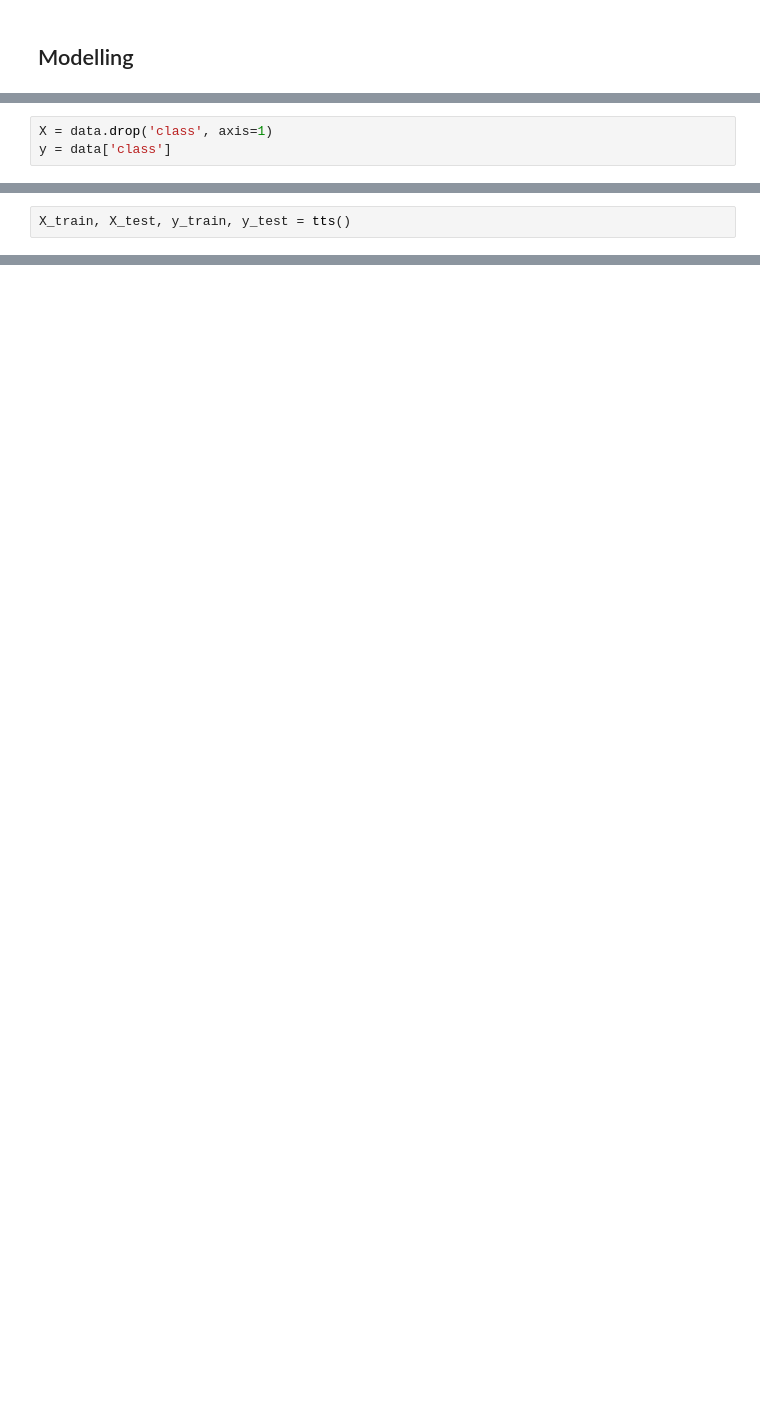
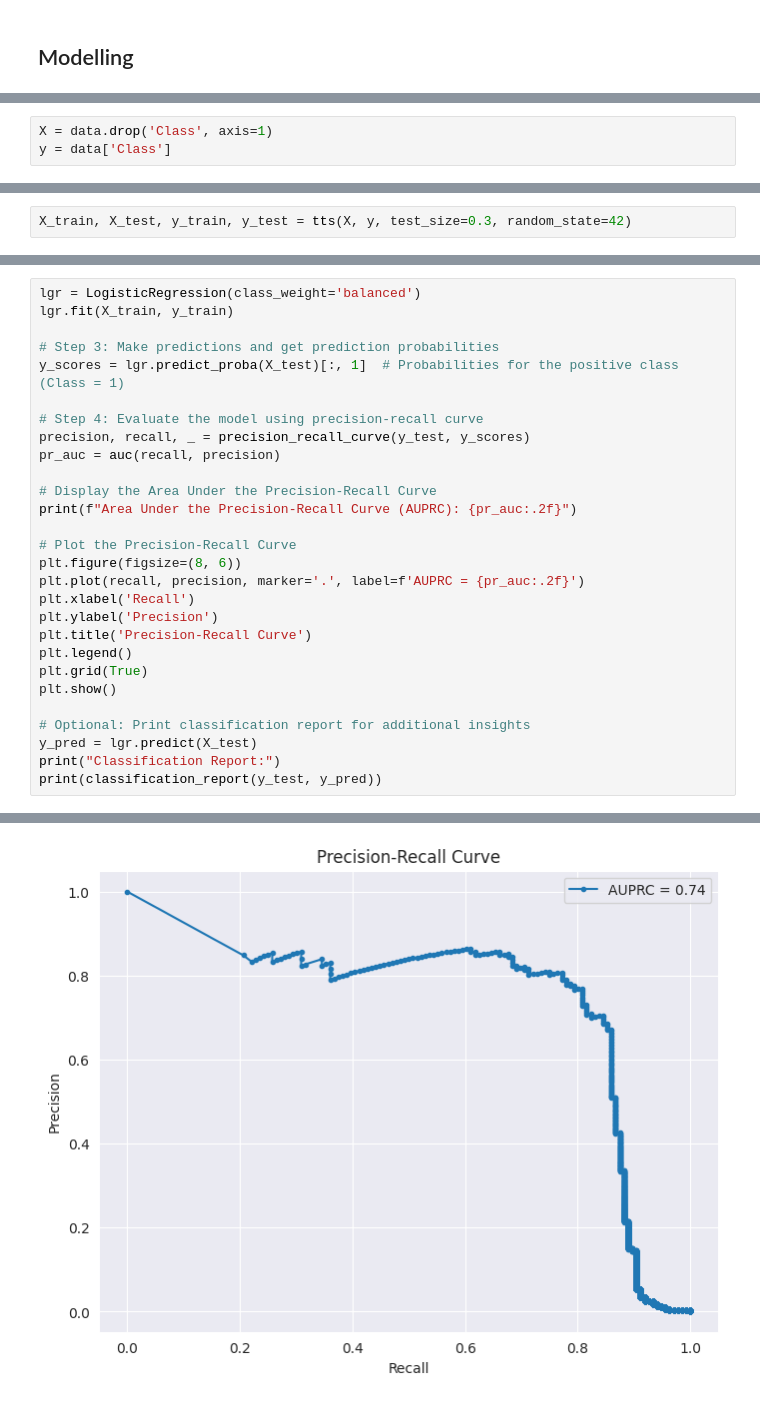
Before and after one commit to diyangraditya/CognoRise-InfoTech, a Jupyter notebook: Notebooks/01_FraudDetection.ipynb, the cells around one changed output, grey strips where cells are left out. Drawn from its saved outputs; the diff is of its cells as text; blank space fills up the shorter version.

```diff
--- a/Notebooks/01_FraudDetection.ipynb
+++ b/Notebooks/01_FraudDetection.ipynb
@@ -165,3 +230,3 @@ Total non-fraudulent transactions : 284315
 # %%
-X = data.drop('class', axis=1)
-y = data['class']
+X = data.drop('Class', axis=1)
+y = data['Class']
@@ -168,2 +235,2 @@ y = data['class']
 # %%
-X_train, X_test, y_train, y_test = tts()
+X_train, X_test, y_train, y_test = tts(X, y, test_size=0.3, random_state=42)
@@ -169,0 +241,29 @@ X_train, X_test, y_train, y_test = tts()
+# %%
+lgr = LogisticRegression(class_weight='balanced')
+lgr.fit(X_train, y_train)
+
+# Step 3: Make predictions and get prediction probabilities
+y_scores = lgr.predict_proba(X_test)[:, 1]  # Probabilities for the positive class (Class = 1)
+
+# Step 4: Evaluate the model using precision-recall curve
+precision, recall, _ = precision_recall_curve(y_test, y_scores)
+pr_auc = auc(recall, precision)
+
+# Display the Area Under the Precision-Recall Curve
+print(f"Area Under the Precision-Recall Curve (AUPRC): {pr_auc:.2f}")
+
+# Plot the Precision-Recall Curve
+plt.figure(figsize=(8, 6))
+plt.plot(recall, precision, marker='.', label=f'AUPRC = {pr_auc:.2f}')
+plt.xlabel('Recall')
+plt.ylabel('Precision')
+plt.title('Precision-Recall Curve')
+plt.legend()
+plt.grid(True)
+plt.show()
+
+# Optional: Print classification report for additional insights
+y_pred = lgr.predict(X_test)
+print("Classification Report:")
+print(classification_report(y_test, y_pred))
+# %% [output]
@@ -169,0 +271 @@ X_train, X_test, y_train, y_test = tts()
+[figure, added]
```
Also changed, not shown: parts of 53 cells of this notebook.
